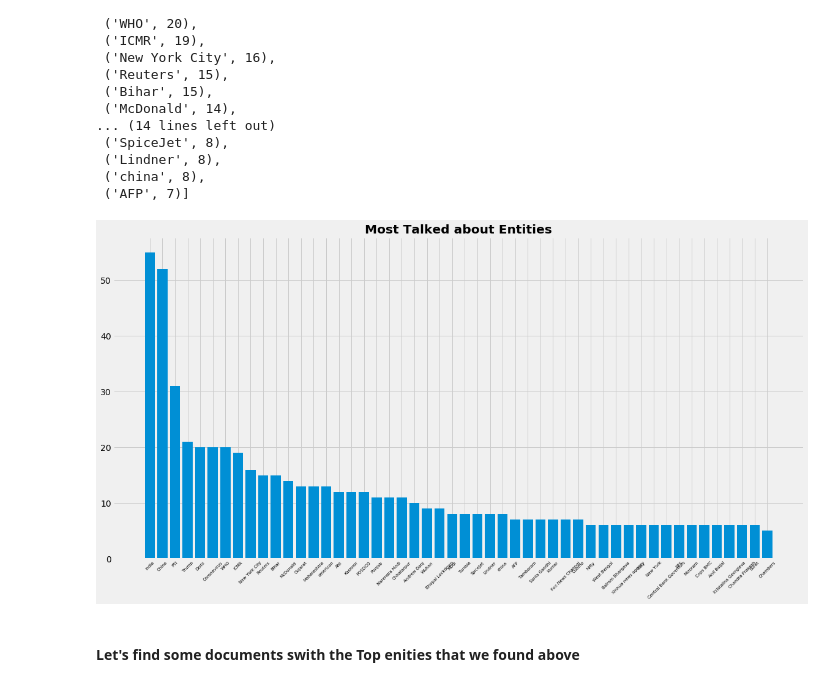
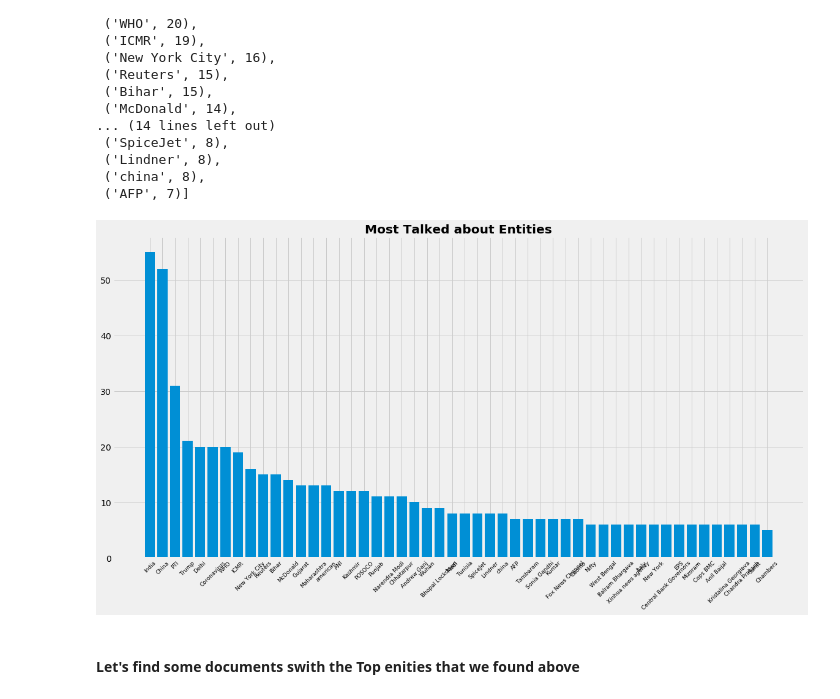
Before and after one commit to subhasisj/python-projects, a Jupyter notebook: Machine_Learning_Projects/COVID-19/Notebooks/Gaining_Insights_from_news_and_tweets.ipynb, the cells around one changed output. Saved outputs shown, nothing was run; the diff lists cells and outputs as text; code cells hidden in the pictures.

```diff
--- a/Machine_Learning_Projects/COVID-19/Notebooks/Gaining_Insights_from_news_and_tweets.ipynb
+++ b/Machine_Learning_Projects/COVID-19/Notebooks/Gaining_Insights_from_news_and_tweets.ipynb
@@ -82,0 +87,2 @@ memory usage: 34.0+ KB
+# %%
+documents = documents.sample(frac=1).reset_index(drop=True)
@@ -388,14 +393,13 @@ entity_counts.most_common(30)
  ('china', 8),
  ('AFP', 7)]
 # %%
-plt.style.use('fivethirtyeight')
 plt.figure(figsize=(18,9))
-plt.xticks(rotation='45',fontsize = 7)
+plt.xticks(rotation='45',fontsize = 9)
 plt.bar(*zip(*entity_counts.most_common(50)))
 plt.title(label = 'Most Talked about Entities',fontweight = 'bold')
 plt.show()
 # %% [output]
-[figure, old version]
+[figure, new version]
 # %% [markdown]
 #### Let's find some documents swith the Top enities that we found above
 # %%
```
Also changed, not shown: parts of 40 cells of this notebook, 8 other files.
